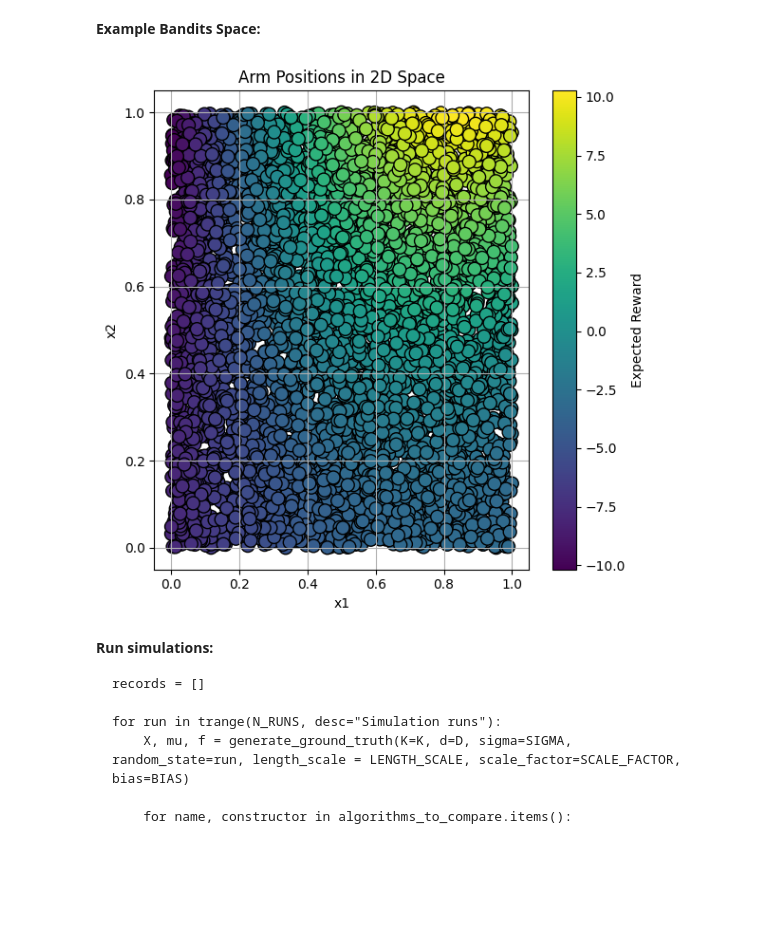
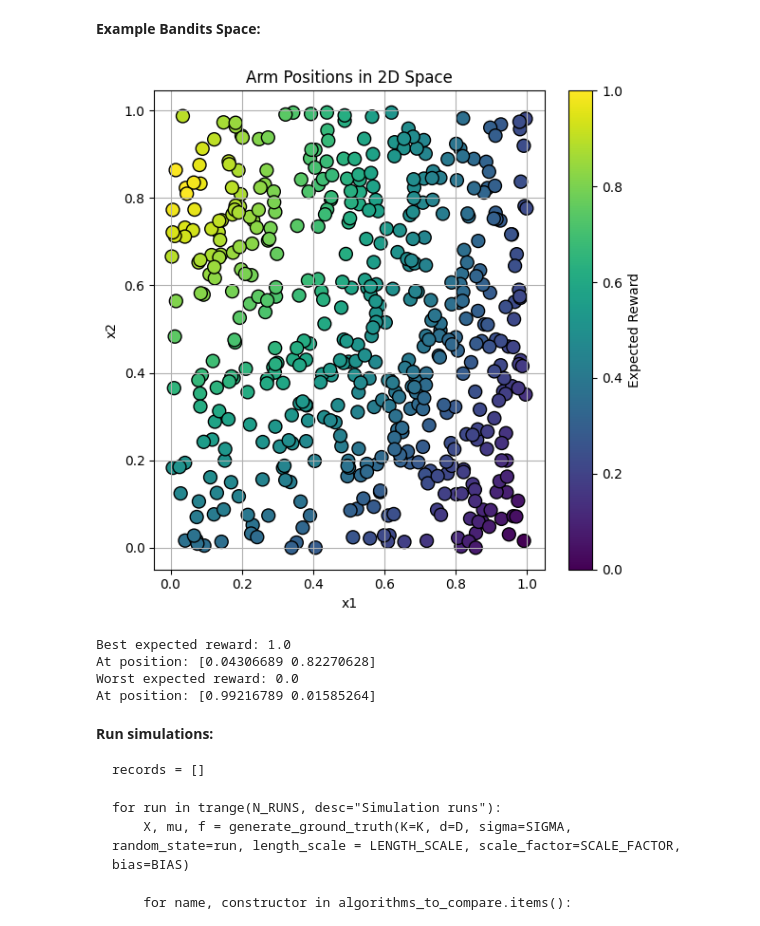
Before and after one commit to marvinernst1020/bandits_algorithms, a Jupyter notebook: spatial/notebooks/01_compare_bandits.ipynb, the cells around one changed output. Cells and saved outputs as stored; diff of their text form; code cells hidden in the pictures; blank space fills up the shorter version.

```diff
--- a/spatial/notebooks/01_compare_bandits.ipynb
+++ b/spatial/notebooks/01_compare_bandits.ipynb
@@ -27,14 +27,17 @@ from src import (
 # %% [markdown]
 **Simulation configuration:**
 # %%
-K = 5000
-T = 1000
+K = 500
+T = 45000
 D = 2
 SIGMA = 0.001 # standard deviation of the noise in the reward distribution - VERY important for the performance of the algorithms!
 N_RUNS = 1
-LENGTH_SCALE = 1.0 # length scale for the GP prior = how quickly rewards chnage across space, highher = good arms are further from bad ones - very IMPORTANT!
-SCALE_FACTOR = 20.0 # scale factor for the GP prior = how much the rewards vary across space, in total terms (not in distance (this is just a scalar)
-BIAS = 29.0 # bias for the GP prior = how much the rewards are shifted up or down, in total terms (not in distance (this is just a constant)
+LENGTH_SCALE = 1.0 # length scale for the GP prior = how quickly rewards change across space, highher = good arms are further from bad ones - very IMPORTANT!
+SCALE_FACTOR = 1.0 # scale factor for the GP prior = how much the rewards vary across space, in total terms (not in distance (this is just a scalar) - (before 20.0)
+BIAS = 0.0 # bias for the GP prior = how much the rewards are shifted up or down, in total terms (not in distance (this is just a constant) - (before 29.0)
+
+# Strict Lipschitz with no noise (and strictly scaled to [0, 1] x [0, 1]) is Lipschitz with constant 1.0:
+CUSTOM = True
 
 ### For the ZoomIn: ###
 
@@ -42,7 +45,9 @@ BIAS = 29.0 # bias for the GP prior = how much the rewards are shifted up or dow
 NU = 5.0   # smaller NU = more willing to split (i.e. assumes rewards change less across space) - we could make this up to 10 or bigger
 
 # shrinking factor: how quickly regions shrink as the algorithm zooms in
-RHO = 0.99 # smaller RHO = more aggressive shrinking
+RHO = 0.999 # smaller RHO = more aggressive shrinking
+
+EXTRA_STEPS = T # how many extra steps after ZoomIn has locked into a region (put something different than T if you want this!)
 
 algorithms_to_compare = {
     "ZoomIn": lambda f, arms: get_zoomin_algorithm(f, domain=[[0, 1], [0, 1]], rounds=T, nu=NU, rho=RHO),
@@ -54,10 +59,26 @@ algorithms_to_compare = {
 # %% [markdown]
 **Example Bandits Space:**
 # %%
-X, mu, f = generate_ground_truth(K=K, d=2, sigma=SIGMA, random_state=1, length_scale=LENGTH_SCALE, scale_factor=SCALE_FACTOR, bias=BIAS)
+X, mu, f = generate_ground_truth(K=K, d=2, sigma=SIGMA, random_state=0, length_scale=LENGTH_SCALE, scale_factor=SCALE_FACTOR, bias=BIAS, use_custom_f=CUSTOM)
 plot_arm_positions(X, mu)
+
+best_reward = np.max(mu)
+worst_reward = np.min(mu)
+best_arm_index = np.argmax(mu)
+worst_arm_index = np.argmin(mu)
+best_arm_position = X[best_arm_index]
+worst_arm_position = X[worst_arm_index]
+
+print("Best expected reward:", best_reward)
+print("At position:", best_arm_position)
+print("Worst expected reward:", worst_reward)
+print("At position:", worst_arm_position)
 # %% [output]
-[figure, old version]
+[figure, new version]
+Best expected reward: 1.0
+At position: [0.04306689 0.82270628]
+Worst expected reward: 0.0
+At position: [0.99216789 0.01585264]
 # %% [markdown]
 **Run simulations:**
 
```
Also changed, not shown: parts of 5 cells of this notebook, 6 other files.
